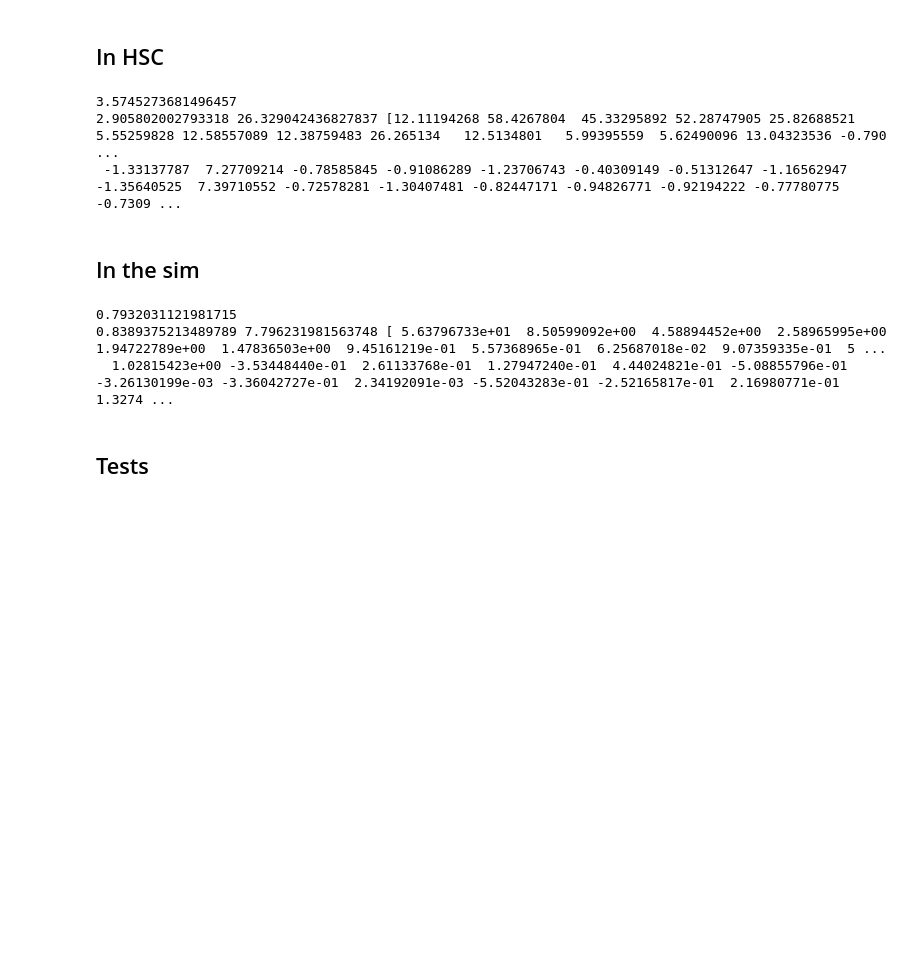
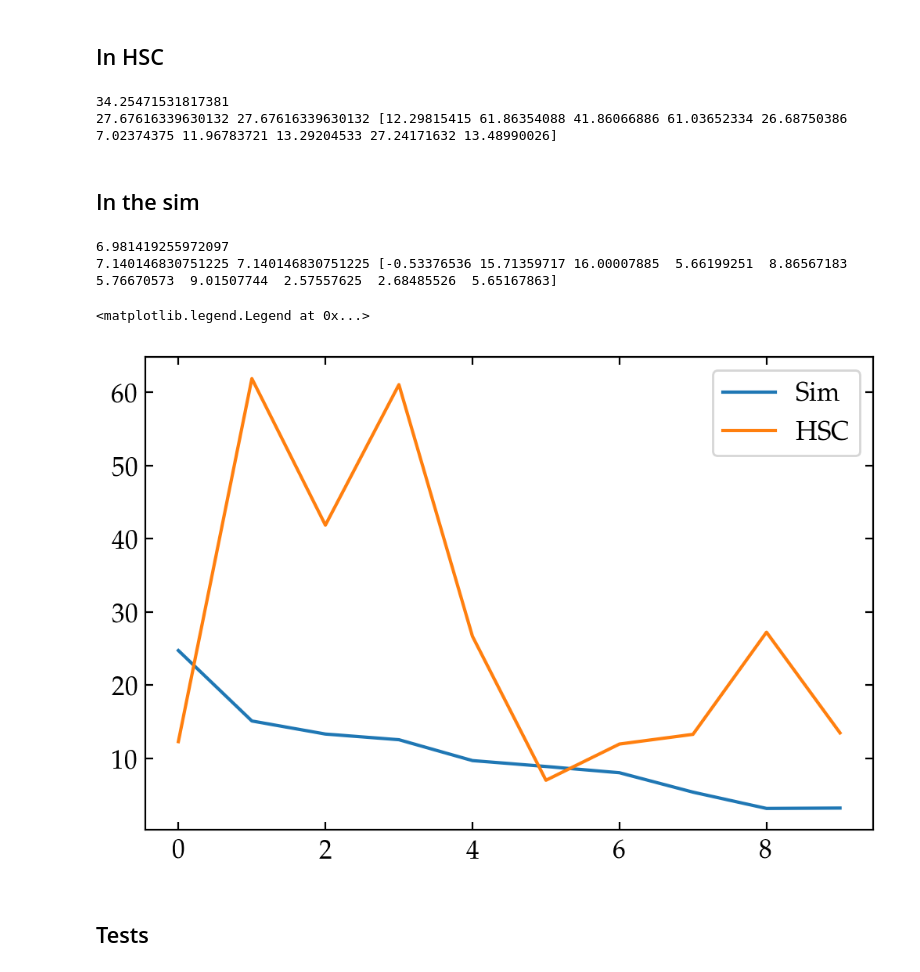
Before and after one commit to gsallabe/thesis_satellite_fraction, a Jupyter notebook: cb/main.ipynb, the cells around one changed output. Cells and saved outputs as stored; diff of their text form; code cells hidden in the pictures; blank space fills up the shorter version.

Commit message:
Do RSD and use new data

```diff
--- a/cb/main.ipynb
+++ b/cb/main.ipynb
@@ -299,12 +304,13 @@ p.plot_scatter(best_p[3:])
 # %%
 lower_mass_cut = 11.65
 upper_mass_cut = 11.75
+upper_2_mass_cut = 12
 # %% [markdown]
 ## In HSC
 # %%
-#randoms = np.random.choice(randoms, 50000) # 1 in 10 just to make things quicker while in dev
-
-s1 = gals[gals["logm_max"] > upper_mass_cut]
+s1 = gals[
+    (gals["logm_max"] > upper_mass_cut) & (gals["logm_max"] < upper_2_mass_cut)
+]
 s2 = gals[
     (gals["logm_max"] > lower_mass_cut) & (gals["logm_max"] < upper_mass_cut)
 ]
@@ -313,10 +319,10 @@ r1 = d.load_randoms(s1["z_best"])
 r2 = d.load_randoms(s2["z_best"])
 
 # Split randoms into two parts
-r_div = np.arange(len(r1))
+r_div = np.arange(len(r1))[:100_000]
 np.random.shuffle(r_div)
-r1 = r1[r_div[:len(r1) // 2]]
-r2 = r2[r_div[len(r2) // 2:]]
+r1 = r1[r_div[:len(r_div) // 2]]
+r2 = r2[r_div[len(r_div) // 2:]]
 assert len(r1) == len(r2)
 
 dd = c.obs_clustering(s1, s2)
@@ -329,16 +335,19 @@ print(obs_clust)
 
 obs_clust_cf = convert_3d_counts_to_cf(len(s1), len(s2), len(r1), len(r2), dd, dr, rd, rr)
 print(np.mean(obs_clust_cf), np.mean(obs_clust_cf[:10]), obs_clust_cf)
+
+plt.plot(obs_clust_cf)
 # %% [output]
-3.5745273681496457
-2.905802002793318 26.329042436827837 [12.11194268 58.4267804  45.33295892 52.28747905 25.82688521  5.55259828 12.58557089 12.38759483 26.265134   12.5134801   5.99395559  5.62490096 13.04323536 -0.790 ...
- -1.33137787  7.27709214 -0.78585845 -0.91086289 -1.23706743 -0.40309149 -0.51312647 -1.16562947 -1.35640525  7.39710552 -0.72578281 -1.30407481 -0.82447171 -0.94826771 -0.92194222 -0.77780775 -0.7309 ...
+34.25471531817381
+27.67616339630132 27.67616339630132 [12.29815415 61.86354088 41.86066886 61.03652334 26.68750386  7.02374375 11.96783721 13.29204533 27.24171632 13.48990026]
 # %% [markdown]
 ## In the sim
 # %%
 log_stellar_masses = get_sm_for_sim(sim_data, best_p[:3], best_p[3:])
 
-s1 = sim_data[log_stellar_masses > upper_mass_cut]
+s1 = sim_data[
+    (log_stellar_masses > upper_mass_cut) & (log_stellar_masses < upper_2_mass_cut)
+]
 s2 = sim_data[(log_stellar_masses > lower_mass_cut) & (log_stellar_masses < upper_mass_cut)]
 
 r1 = sim_size * np.random.random(size=(250_000, 3))
@@ -347,9 +356,9 @@ r1 = r1.ravel().view([("halo_x", np.float64), ("halo_y", np.float64), ("halo_z",
 r2 = sim_size * np.random.random(size=(250_000, 3))
 r2 = r2.ravel().view([("halo_x", np.float64), ("halo_y", np.float64), ("halo_z", np.float64)])
 
-dd = c.sim_clustering(s1, s2, sim_size)
-dr = c.sim_clustering(s1, r2, sim_size)
-rd = c.sim_clustering(r1, s2, sim_size)
+dd = c.sim_clustering(s1, s2, sim_size, applyRSD1=True, applyRSD2=True)
+dr = c.sim_clustering(s1, r2, sim_size, applyRSD1=True)
+rd = c.sim_clustering(r1, s2, sim_size, applyRSD2=True)
 rr = c.sim_clustering(r1, r2, sim_size)
 
 sim_clust = c.compute_clustering(np.sum(dd["npairs"]), np.sum(dr["npairs"]), len(s2), len(r2))
@@ -357,9 +366,16 @@ print(sim_clust)
 sim_clust_cf = convert_3d_counts_to_cf(len(s1), len(s2), len(r1), len(r2), dd, dr, rd, rr)
 print(np.mean(sim_clust_cf), np.mean(sim_clust_cf[:10]), sim_clust_cf)
 # %% [output]
-0.7932031121981715
-0.8389375213489789 7.796231981563748 [ 5.63796733e+01  8.50599092e+00  4.58894452e+00  2.58965995e+00  1.94722789e+00  1.47836503e+00  9.45161219e-01  5.57368965e-01  6.25687018e-02  9.07359335e-01  5 ...
-  1.02815423e+00 -3.53448440e-01  2.61133768e-01  1.27947240e-01  4.44024821e-01 -5.08855796e-01 -3.26130199e-03 -3.36042727e-01  2.34192091e-03 -5.52043283e-01 -2.52165817e-01  2.16980771e-01  1.3274 ...
+6.981419255972097
+7.140146830751225 7.140146830751225 [-0.53376536 15.71359717 16.00007885  5.66199251  8.86567183  5.76670573  9.01507744  2.57557625  2.68485526  5.65167863]
+# %%
+_, ax = plt.subplots()
+ax.plot(sim_clust_cf, label="Sim")
+ax.plot(obs_clust_cf, label="HSC")
+ax.legend()
+# %% [output]
+<matplotlib.legend.Legend at 0x...>
+[figure, added]
 # %% [markdown]
 ## Tests
 # %%
```
Also changed, not shown: parts of 8 cells of this notebook, 3 other files.
